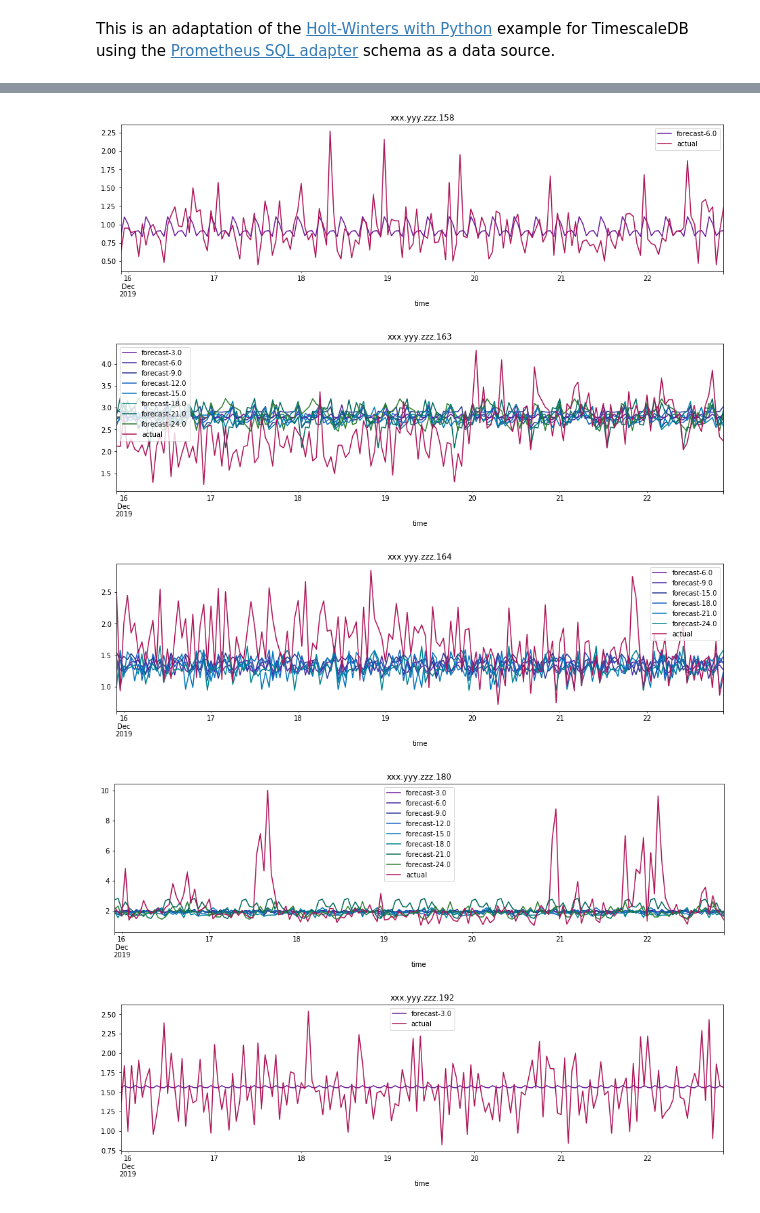
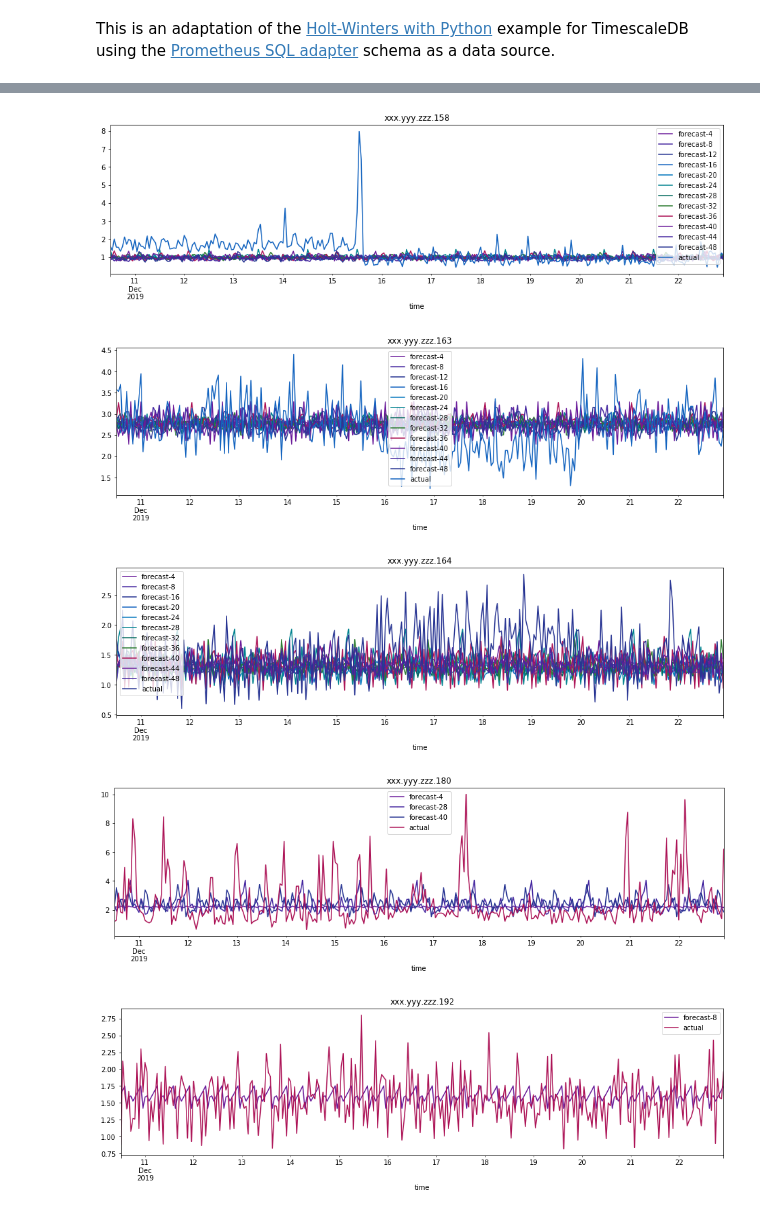
Before and after one commit to ssube/prometheus-sql-adapter, a Jupyter notebook: jupyter/agg_instance_load_holtwinters.ipynb, the cells around one changed output, grey strips where cells are left out. Saved outputs shown, nothing was run; the diff lists cells and outputs as text; code cells hidden in the pictures.

Commit message:
fix(jupyter): graph 2 weeks of load at 4 hour increments

```diff
--- a/jupyter/agg_instance_load_holtwinters.ipynb
+++ b/jupyter/agg_instance_load_holtwinters.ipynb
@@ -16,7 +18,7 @@ SELECT
 FROM agg_instance_load AS s
 JOIN metric_labels AS l
     ON s.lid = l.lid
-WHERE s.bucket > NOW() - INTERVAL '7 days'
+WHERE s.bucket > NOW() - INTERVAL '14 days'
 GROUP BY s.bucket, l.labels->>'instance'
 """, conn)
 conn.close()
@@ -103,7 +90,5 @@ time
 # %%
 %matplotlib inline
-import numpy as np
-from statsmodels.tsa.api import ExponentialSmoothing
 
 palette_fit = [
     '#6a1b9a', '#4527a0', '#283593', '#1565c0',
@@ -111,28 +96,33 @@ palette_fit = [
 ]
 palette_key = '#ad1457'
 
-period_hour = 3
-period_num = 8
+period_hour = 4
+period_num = 12
 
 tf = pd.DataFrame(data=tload, copy=True)
 for row in tf:
     fload = tf[row]
     vals = np.array(fload.to_numpy(np.float64).flat)
 
-    print(f'Fitting trends for {fload.name}')
+    print(f'Fitting trends for {fload.name}...', end=' ')
     fss = []
     for period in np.linspace(period_hour, period_hour * period_num, period_num):
         try:
+            ip = int(period)
+            print(f'{ip} hours;', end=' ')
             fit = ExponentialSmoothing(
-                vals, trend='add', seasonal='add', seasonal_periods=int(period), damped=True
+                vals, trend='add', seasonal='add', seasonal_periods=ip, damped=True
             ).fit(use_boxcox=True)
             forecast = fit.forecast(len(fload))
 
             if not np.isnan(forecast[0]):
-                fs = pd.Series(forecast, name=f'forecast-{period}', index=fload.index)
+                fs = pd.Series(forecast, name=f'forecast-{ip}', index=fload.index)
                 fss.append(fs)
         except:
             print(f'error fitting {row} at {period} hour period')
+
+    print()
+    print(f'Plotting {fload.name}')
 
     colors = palette_fit[0:len(fss)]
     colors.append(palette_key)
@@ -152,5 +151,5 @@ Fitting trends for xxx.yyy.zzz.99
-[figure, old version]
+[figure, new version]
-[figure, old version]
+[figure, new version]
-[figure, old version]
+[figure, new version]
-[figure, old version]
+[figure, new version]
-[figure, old version]
+[figure, new version]
```
Also changed, not shown: parts of 7 cells of this notebook.
